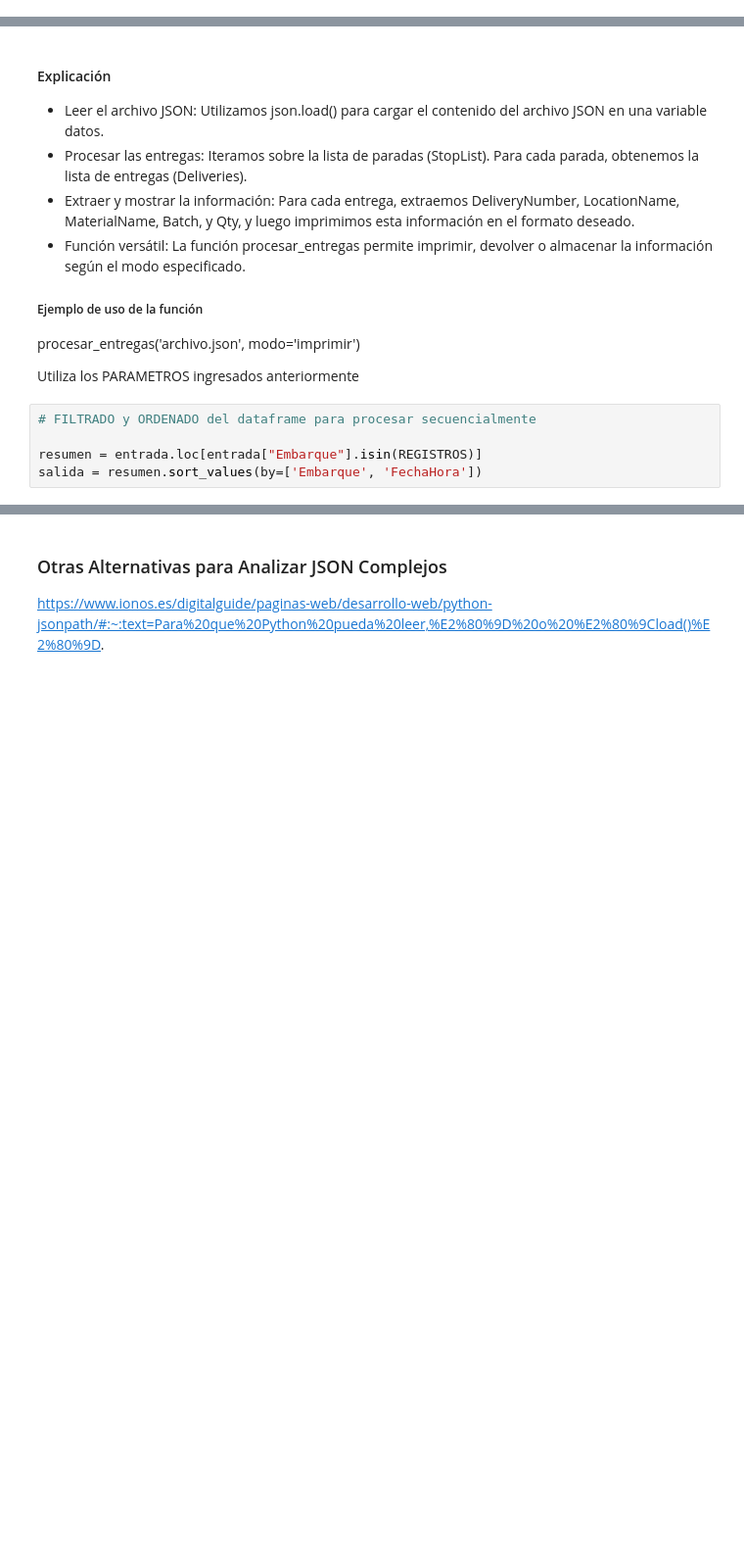
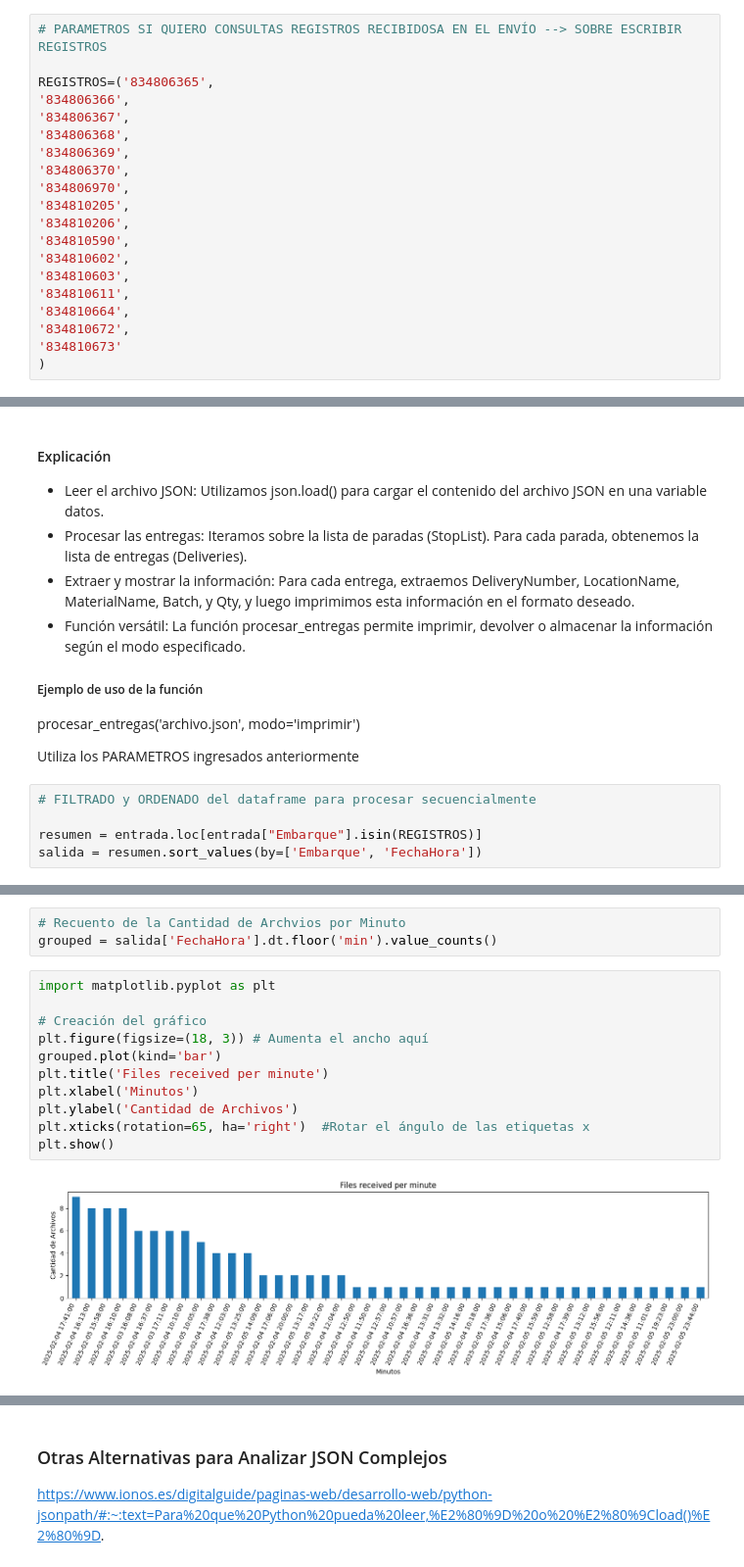
Before and after one commit to EWECORP/PYTHON, a Jupyter notebook: VIGILO/BAYERLogs.ipynb, the cells around one changed output, grey strips where cells are left out. Shown at 98% size. Cells and saved outputs as stored; diff of their text form; blank space fills up the shorter version.

```diff
--- a/VIGILO/BAYERLogs.ipynb
+++ b/VIGILO/BAYERLogs.ipynb
@@ -211,3 +258,23 @@ REGISTROS=('834334133',
+# %%
+# PARAMETROS SI QUIERO CONSULTAS REGISTROS RECIBIDOSA EN EL ENVÍO --> SOBRE ESCRIBIR REGISTROS
+
+REGISTROS=('834806365',
+'834806366',
+'834806367',
+'834806368',
+'834806369',
+'834806370',
+'834806970',
+'834810205',
+'834810206',
+'834810590',
+'834810602',
+'834810603',
+'834810611',
+'834810664',
+'834810672',
+'834810673'
+)
 # %%
 # FUNCIONES PARA LEER ARCHIVOS JSON
 import requests
@@ -282,0 +365,16 @@ salida = resumen.sort_values(by=['Embarque', 'FechaHora'])
+# %%
+# Recuento de la Cantidad de Archvios por Minuto
+grouped = salida['FechaHora'].dt.floor('min').value_counts()
+# %%
+import matplotlib.pyplot as plt
+
+# Creación del gráfico
+plt.figure(figsize=(18, 3)) # Aumenta el ancho aquí
+grouped.plot(kind='bar')
+plt.title('Files received per minute')
+plt.xlabel('Minutos')
+plt.ylabel('Cantidad de Archivos')
+plt.xticks(rotation=65, ha='right')  #Rotar el ángulo de las etiquetas x
+plt.show()
+# %% [output]
+[figure, added]
```
Also changed, not shown: parts of 41 cells of this notebook, 1 other file.
